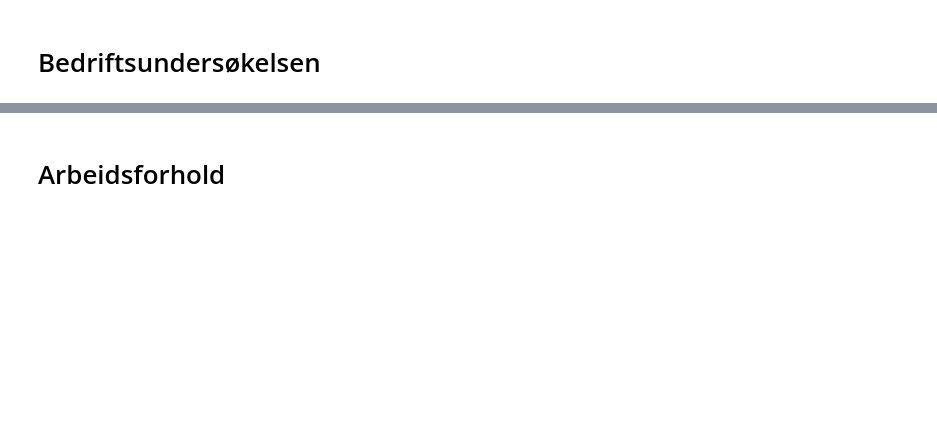
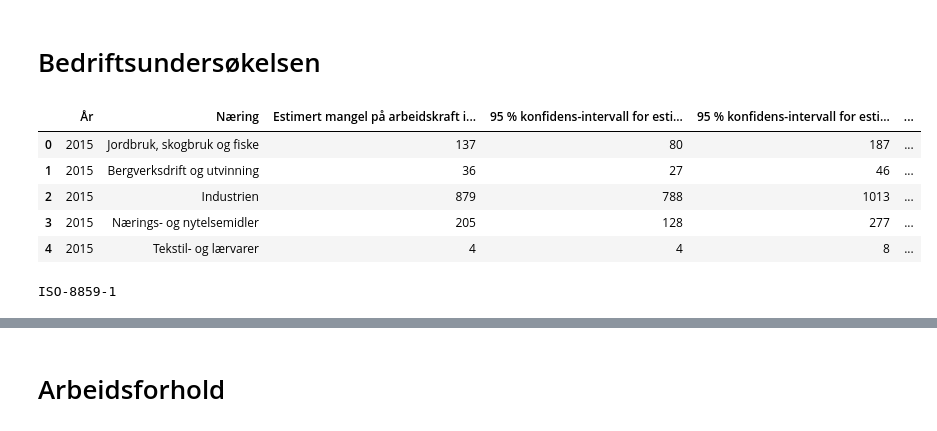
Before and after one commit to datasett/examples, a Jupyter notebook: nav/download from data.nav.no.ipynb, the cells around one changed output, grey strips where cells are left out. Cells and saved outputs as stored; diff of their text form; code cells hidden in the pictures; blank space fills up the shorter version.

```diff
--- a/nav/download from data.nav.no.ipynb
+++ b/nav/download from data.nav.no.ipynb
@@ -10,2 +13,16 @@ def download(url):
 # %% [markdown]
 # Bedriftsundersøkelsen
+# %%
+url = 'https://data.nav.no/dataset/92173c56-2262-47b2-9662-d0ceacf406d1/resource/a696d765-1ccb-46ca-a43e-7ec69af156ff/download/navs-bedriftsundersokelse---ettersporsel-etter-arbeidskraft-per-naering.csv'
+pd.read_csv(url, sep=';').head()
+# %% [output]
+|  | År | Næring | Estimert mangel på arbeidskraft i... | 95 % konfidens-intervall for esti... | 95 % konfidens-intervall for esti... | ... |
+| 0 | 2015 | Jordbruk, skogbruk og fiske | 137 | 80 | 187 | ... |
+| 1 | 2015 | Bergverksdrift og utvinning | 36 | 27 | 46 | ... |
+| 2 | 2015 | Industrien | 879 | 788 | 1013 | ... |
+| 3 | 2015 | Nærings- og nytelsemidler | 205 | 128 | 277 | ... |
+| 4 | 2015 | Tekstil- og lærvarer | 4 | 4 | 8 | ... |
+# %%
+download(url)
+# %% [output]
+ISO-8859-1
```
Also changed, not shown: parts of 14 cells of this notebook, 15 other files.
